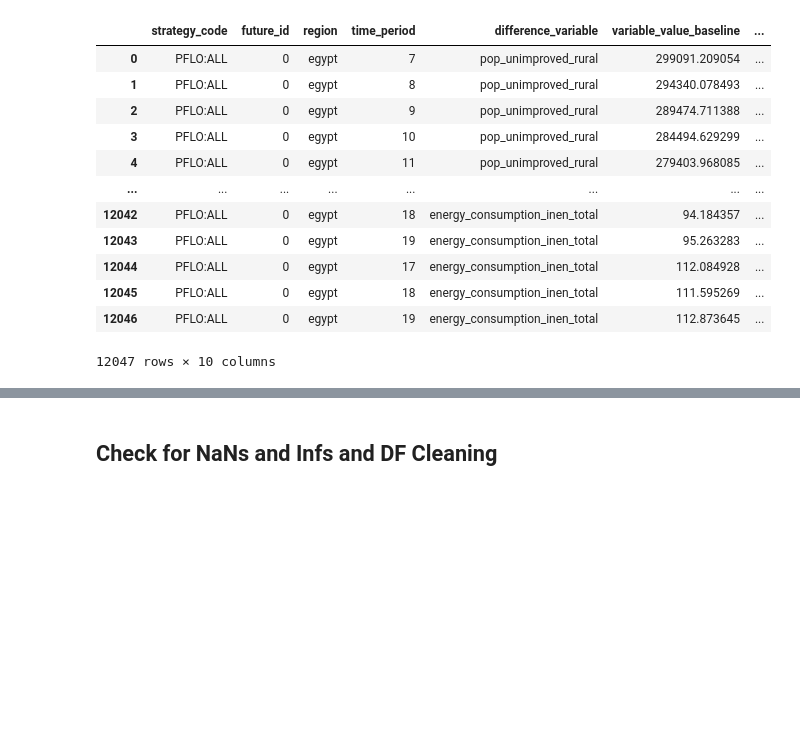
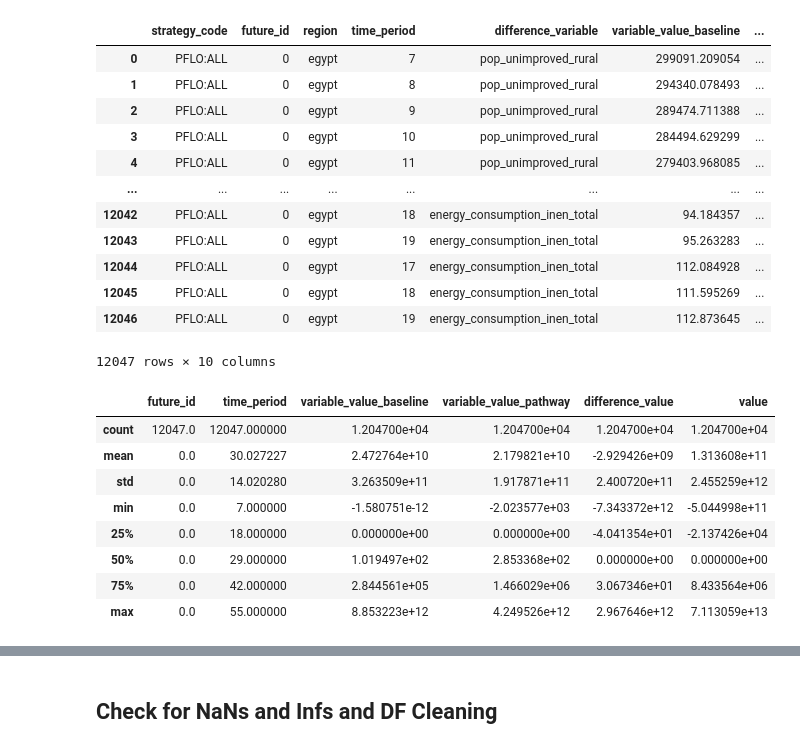
Before and after one commit to sisepuede-framework/ssp_egypt, a Jupyter notebook: ssp_modeling/cost-benefits/cb.ipynb, the cells around one changed output, grey strips where cells are left out. Drawn from its saved outputs; the diff is of its cells as text; code cells hidden in the pictures; blank space fills up the shorter version.

```diff
--- a/ssp_modeling/cost-benefits/cb.ipynb
+++ b/ssp_modeling/cost-benefits/cb.ipynb
@@ -157,3 +160,15 @@ results_all_pp_shifted
 | 12045 | PFLO:ALL | 0 | egypt | 18 | energy_consumption_inen_total | 111.595269 | ... |
 | 12046 | PFLO:ALL | 0 | egypt | 19 | energy_consumption_inen_total | 112.873645 | ... |
 12047 rows × 10 columns
+# %%
+results_all_pp_shifted.describe()
+# %% [output]
+|  | future_id | time_period | variable_value_baseline | variable_value_pathway | difference_value | value |
+| count | 12047.0 | 12047.000000 | 1.204700e+04 | 1.204700e+04 | 1.204700e+04 | 1.204700e+04 |
+| mean | 0.0 | 30.027227 | 2.472764e+10 | 2.179821e+10 | -2.929426e+09 | 1.313608e+11 |
+| std | 0.0 | 14.020280 | 3.263509e+11 | 1.917871e+11 | 2.400720e+11 | 2.455259e+12 |
+| min | 0.0 | 7.000000 | -1.580751e-12 | -2.023577e+03 | -7.343372e+12 | -5.044998e+11 |
+| 25% | 0.0 | 18.000000 | 0.000000e+00 | 0.000000e+00 | -4.041354e+01 | -2.137426e+04 |
+| 50% | 0.0 | 29.000000 | 1.019497e+02 | 2.853368e+02 | 0.000000e+00 | 0.000000e+00 |
+| 75% | 0.0 | 42.000000 | 2.844561e+05 | 1.466029e+06 | 3.067346e+01 | 8.433564e+06 |
+| max | 0.0 | 55.000000 | 8.853223e+12 | 4.249526e+12 | 2.967646e+12 | 7.113059e+13 |
```
Also changed, not shown: parts of 2 cells of this notebook, 1 other file.
